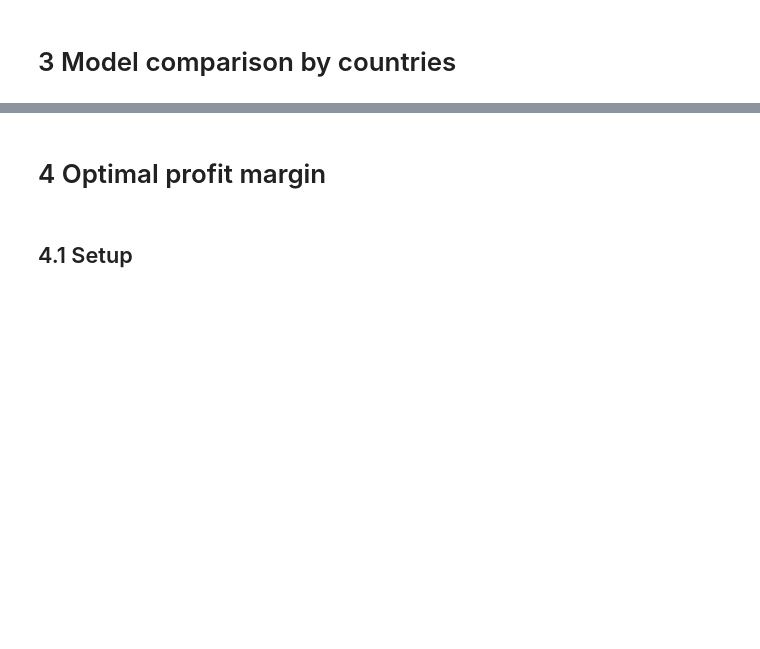
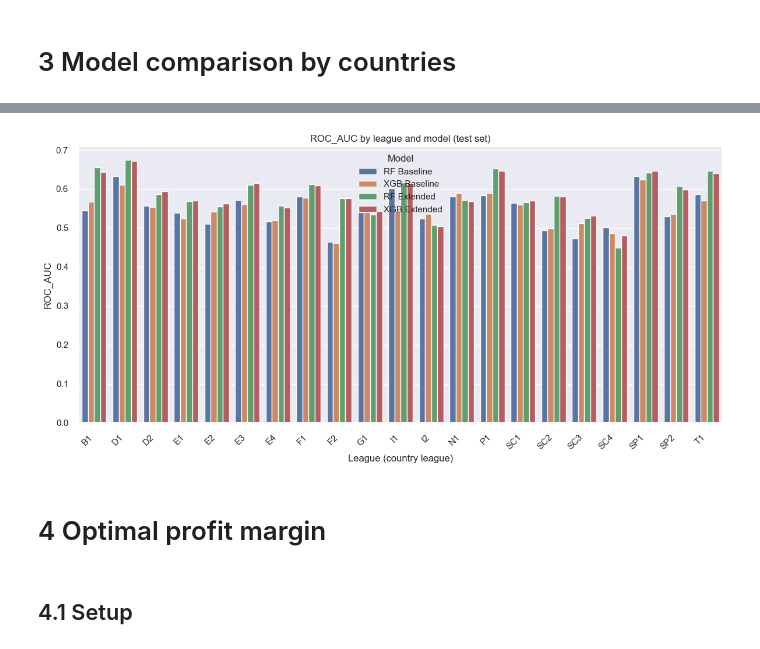
Before and after one commit to OndrejZ24/soccer-leagues-predictions, a Jupyter notebook: model_comparison.ipynb, the cells around one changed output, grey strips where cells are left out. Drawn from its saved outputs; the diff is of its cells as text; code cells hidden in the pictures; blank space fills up the shorter version.

```diff
--- a/model_comparison.ipynb
+++ b/model_comparison.ipynb
@@ -181,3 +356,25 @@ for name, (model, X_test, y_test) in models.items():
+# %%
+import matplotlib.pyplot as plt
+import seaborn as sns
+
+metric_to_show = "ROC_AUC"  # change to "Accuracy", "F1", etc.
+
+plt.figure(figsize=(12, 6))
+sns.barplot(
+    data=metrics_country_df,
+    x="League",
+    y=metric_to_show,
+    hue="Model"
+)
+
+plt.title(f"{metric_to_show} by league and model (test set)")
+plt.ylabel(metric_to_show)
+plt.xlabel("League (country league)")
+plt.xticks(rotation=45, ha="right")
+plt.tight_layout()
+plt.show()
+# %% [output]
+[figure, added]
 # %% [markdown]
 # 4 Optimal profit margin
 # %% [markdown]
```
Also changed, not shown: parts of 13 cells of this notebook.
